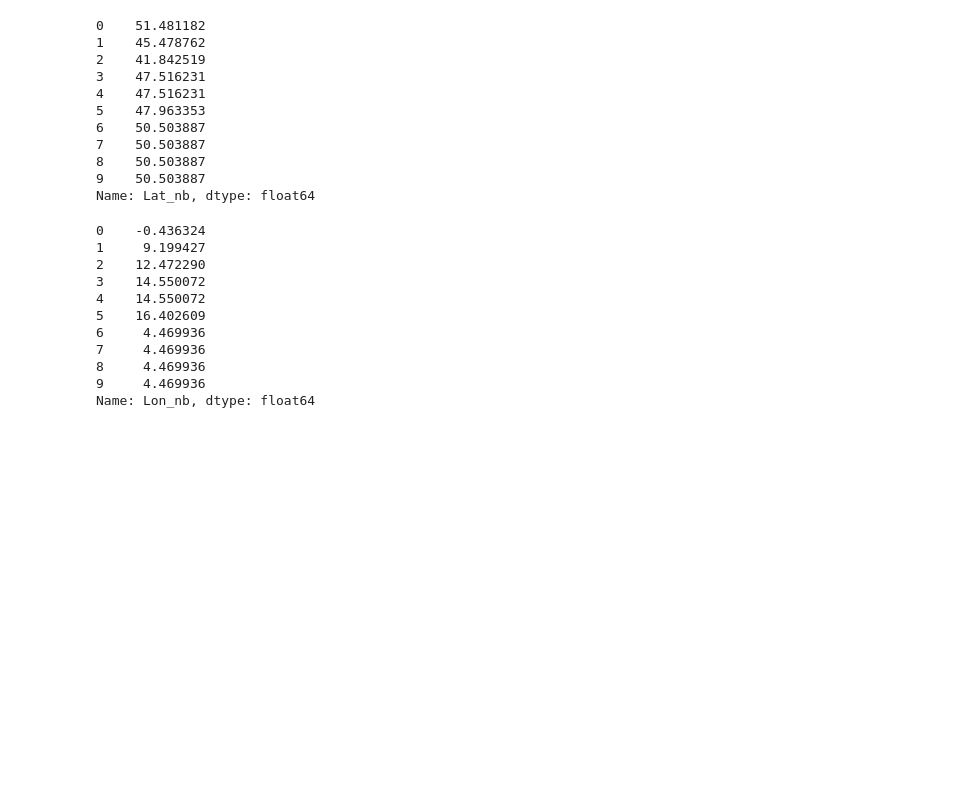
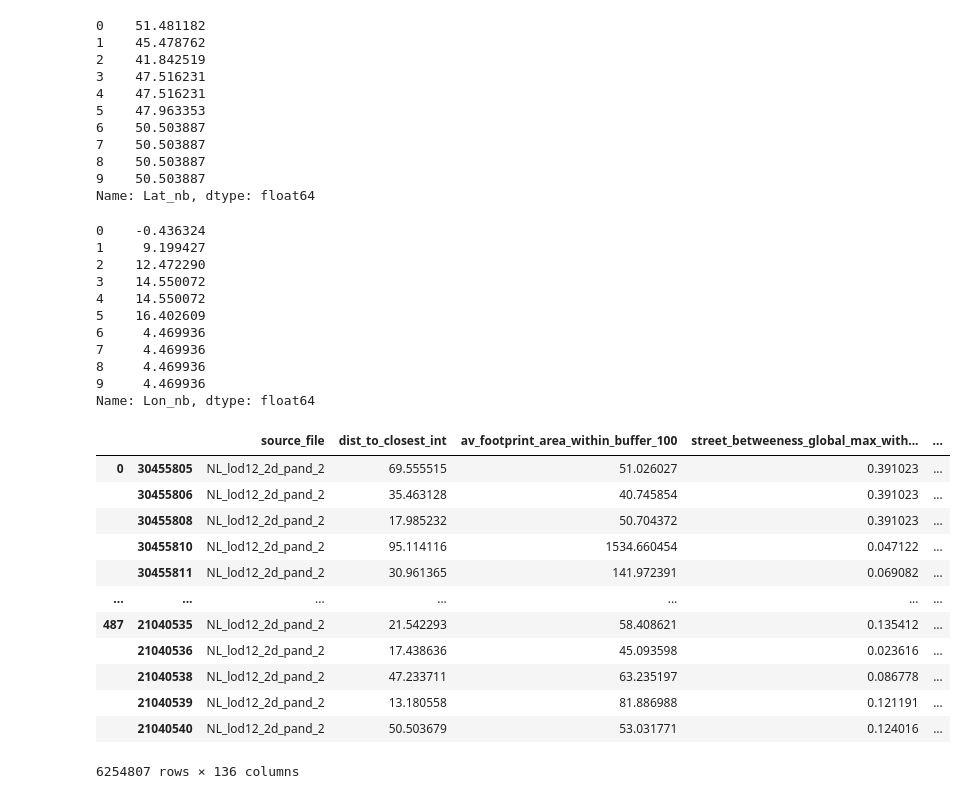
Before and after one commit to kaifoerster/BuildingAgePredictorML, a Jupyter notebook: demo/try loading pkl.ipynb, the cells around one changed output. Drawn from its saved outputs; the diff is of its cells as text; code cells hidden in the pictures; blank space fills up the shorter version.

```diff
--- a/demo/try loading pkl.ipynb
+++ b/demo/try loading pkl.ipynb
@@ -136,0 +95,27 @@ final_df = pd.merge(rca_dt, matches_prepared, how='left', left_on='rca_key_colum
+# %%
+# Function to create GeoDataFrame from DataFrame
+def create_geodataframe(df, lat_col, lon_col):
+    df['geometry'] = df.apply(lambda row: Point(row[lon_col], row[lat_col]), axis=1)
+    return gpd.GeoDataFrame(df, geometry='geometry')
+
+# Create GeoDataFrames
+gdf_rca = create_geodataframe(rca_dt, 'Lat_nb', 'Lon_nb')
+gdf_ufo = create_geodataframe(ufo_dt, 'lat', 'lon')
+
+# Setting coordinate system (assuming WGS84)
+gdf_rca.set_crs(epsg=4326, inplace=True)
+gdf_ufo.set_crs(epsg=4326, inplace=True)
+# %% [output]
+|  |  | source_file | dist_to_closest_int | av_footprint_area_within_buffer_100 | street_betweeness_global_max_with... | ... |
+| 0 | 30455805 | NL_lod12_2d_pand_2 | 69.555515 | 51.026027 | 0.391023 | ... |
+|  | 30455806 | NL_lod12_2d_pand_2 | 35.463128 | 40.745854 | 0.391023 | ... |
+|  | 30455808 | NL_lod12_2d_pand_2 | 17.985232 | 50.704372 | 0.391023 | ... |
+|  | 30455810 | NL_lod12_2d_pand_2 | 95.114116 | 1534.660454 | 0.047122 | ... |
+|  | 30455811 | NL_lod12_2d_pand_2 | 30.961365 | 141.972391 | 0.069082 | ... |
+| ... | ... | ... | ... | ... | ... | ... |
+| 487 | 21040535 | NL_lod12_2d_pand_2 | 21.542293 | 58.408621 | 0.135412 | ... |
+|  | 21040536 | NL_lod12_2d_pand_2 | 17.438636 | 45.093598 | 0.023616 | ... |
+|  | 21040538 | NL_lod12_2d_pand_2 | 47.233711 | 63.235197 | 0.086778 | ... |
+|  | 21040539 | NL_lod12_2d_pand_2 | 13.180558 | 81.886988 | 0.121191 | ... |
+|  | 21040540 | NL_lod12_2d_pand_2 | 50.503679 | 53.031771 | 0.124016 | ... |
+6254807 rows × 136 columns
```
Also changed, not shown: parts of 14 cells of this notebook.
